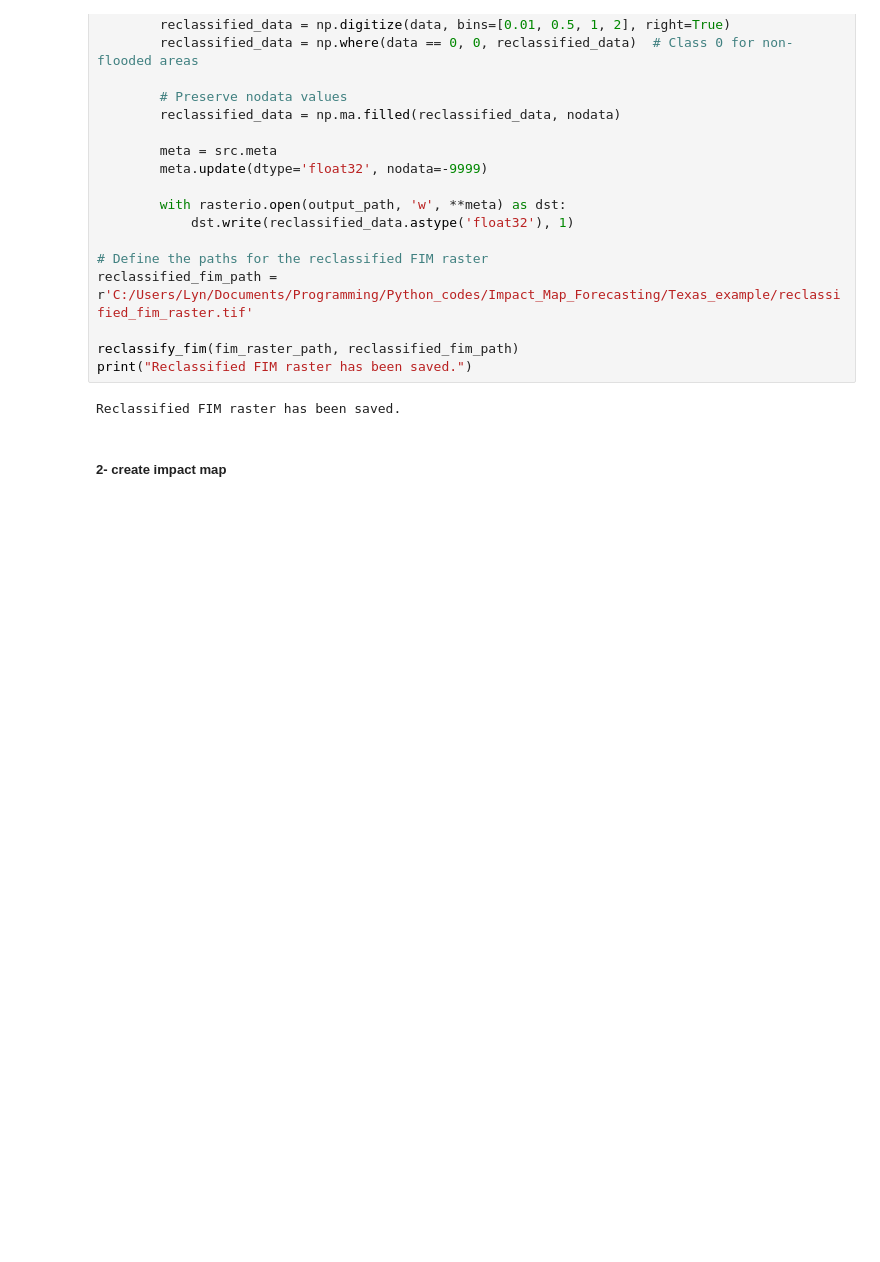
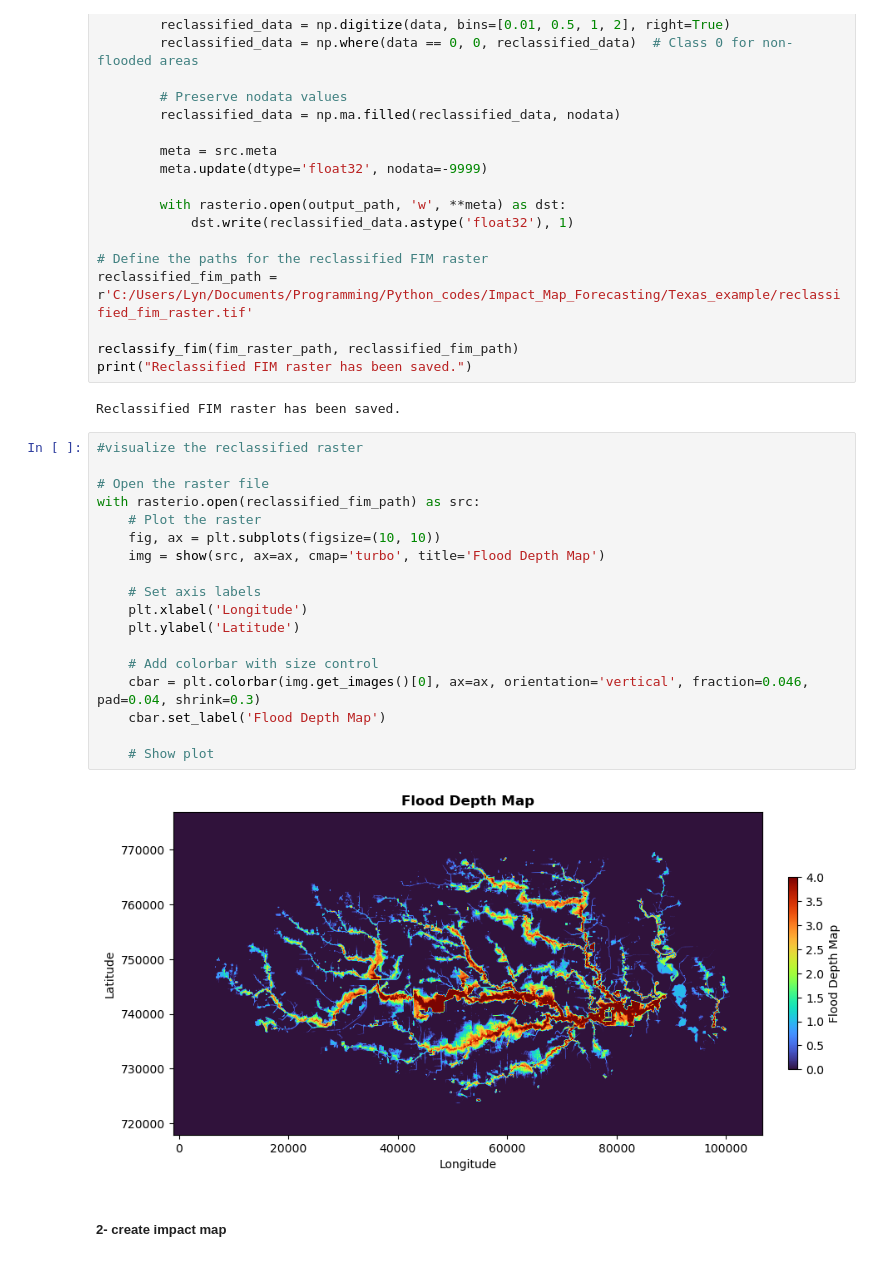
Before and after one commit to clynwatts/Impact_Map_Forecasting, a Jupyter notebook: Texas_example/Impact_Map_generation_w_premade_FIM.ipynb, the cells around one changed output. Cells and saved outputs as stored; diff of their text form; blank space fills up the shorter version.

```diff
--- a/Texas_example/Impact_Map_generation_w_premade_FIM.ipynb
+++ b/Texas_example/Impact_Map_generation_w_premade_FIM.ipynb
@@ -445,6 +445,26 @@ reclassify_fim(fim_raster_path, reclassified_fim_path)
 print("Reclassified FIM raster has been saved.")
 # %% [output]
 Reclassified FIM raster has been saved.
+# %%
+#visualize the reclassified raster
+
+# Open the raster file
+with rasterio.open(reclassified_fim_path) as src:
+    # Plot the raster
+    fig, ax = plt.subplots(figsize=(10, 10))
+    img = show(src, ax=ax, cmap='turbo', title='Flood Depth Map')
+
+    # Set axis labels
+    plt.xlabel('Longitude')
+    plt.ylabel('Latitude')
+
+    # Add colorbar with size control
+    cbar = plt.colorbar(img.get_images()[0], ax=ax, orientation='vertical', fraction=0.046, pad=0.04, shrink=0.3)
+    cbar.set_label('Flood Depth Map')
+
+    # Show plot
+# %% [output]
+[figure, added]
 # %% [markdown]
 ##### 2- create impact map
 # %%
```
Also changed, not shown: 2 other files.
